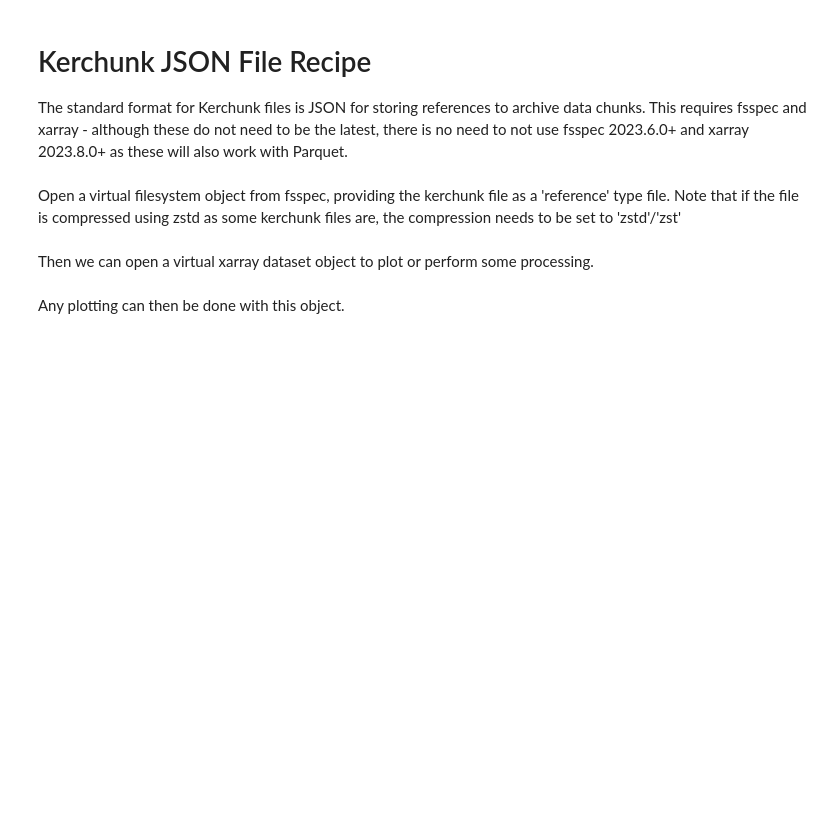
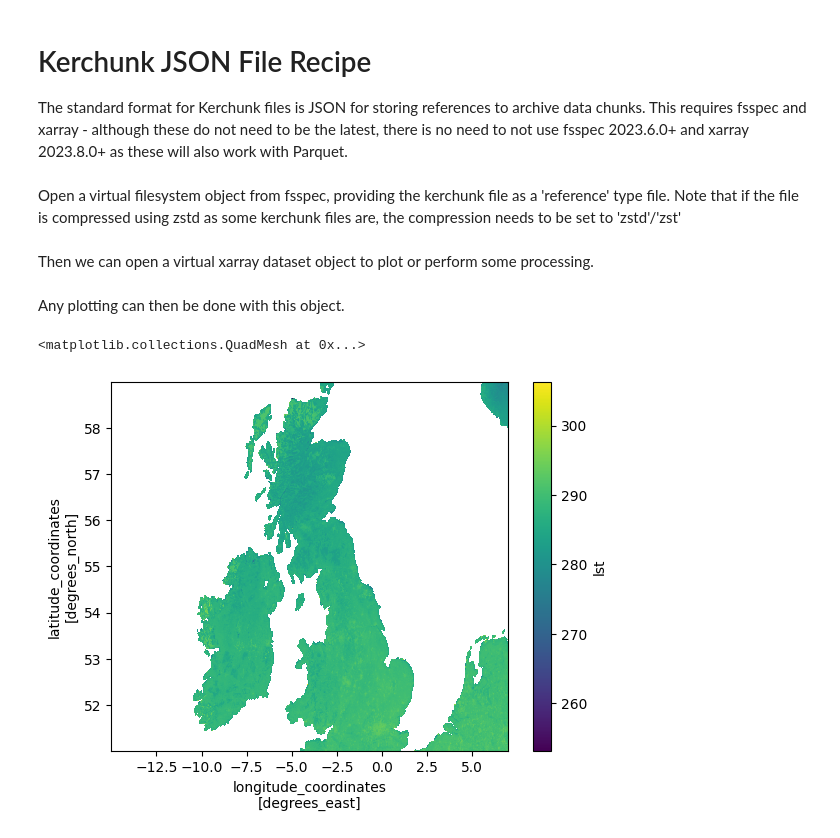
Before and after one commit to cedadev/padocc, a Jupyter notebook: showcase/notebooks/Kerchunk JSON.ipynb, the cells around one changed output. Cells and saved outputs as stored; diff of their text form; code cells hidden in the pictures; blank space fills up the shorter version.

```diff
--- a/showcase/notebooks/Kerchunk JSON.ipynb
+++ b/showcase/notebooks/Kerchunk JSON.ipynb
@@ -7,8 +7,8 @@ import xarray as xr
 # %% [markdown]
 Open a virtual filesystem object from fsspec, providing the kerchunk file as a 'reference' type file. Note that if the file is compressed using zstd as some kerchunk files are, the compression needs to be set to 'zstd'/'zst'
 # %%
-kfile = '../../example-kerchunk/kerchunk-kr1.0.json'
-mapper = fsspec.get_mapper('reference://',fo=kfile, backend_kwargs={'compression':None)
+kfile = 'https://dap.ceda.ac.uk/neodc/esacci/land_surface_temperature/metadata/kerchunk/AQUA_MODIS/L3C/0.01/v3.00/monthly/ESACCI-LST-L3C-LST-MODISA-0.01deg_1MONTHLY_DAY-200207-201812-fv3.00-kr1.1.json'
+mapper = fsspec.get_mapper('reference://',fo=kfile, backend_kwargs={'compression':None})
 # %% [markdown]
 Then we can open a virtual xarray dataset object to plot or perform some processing.
 # %%
@@ -16,4 +16,7 @@ ds = xr.open_zarr(mapper, consolidated=False)
 # %% [markdown]
 Any plotting can then be done with this object.
 # %%
-ds['example-variable'].mean(dim='time').plot()
+ds['lst'].sel(lat=slice(51,59), lon=slice(-15,7)).mean(dim='time').plot()
+# %% [output]
+<matplotlib.collections.QuadMesh at 0x...>
+[figure, added]
```
Also changed, not shown: 3 other files.
